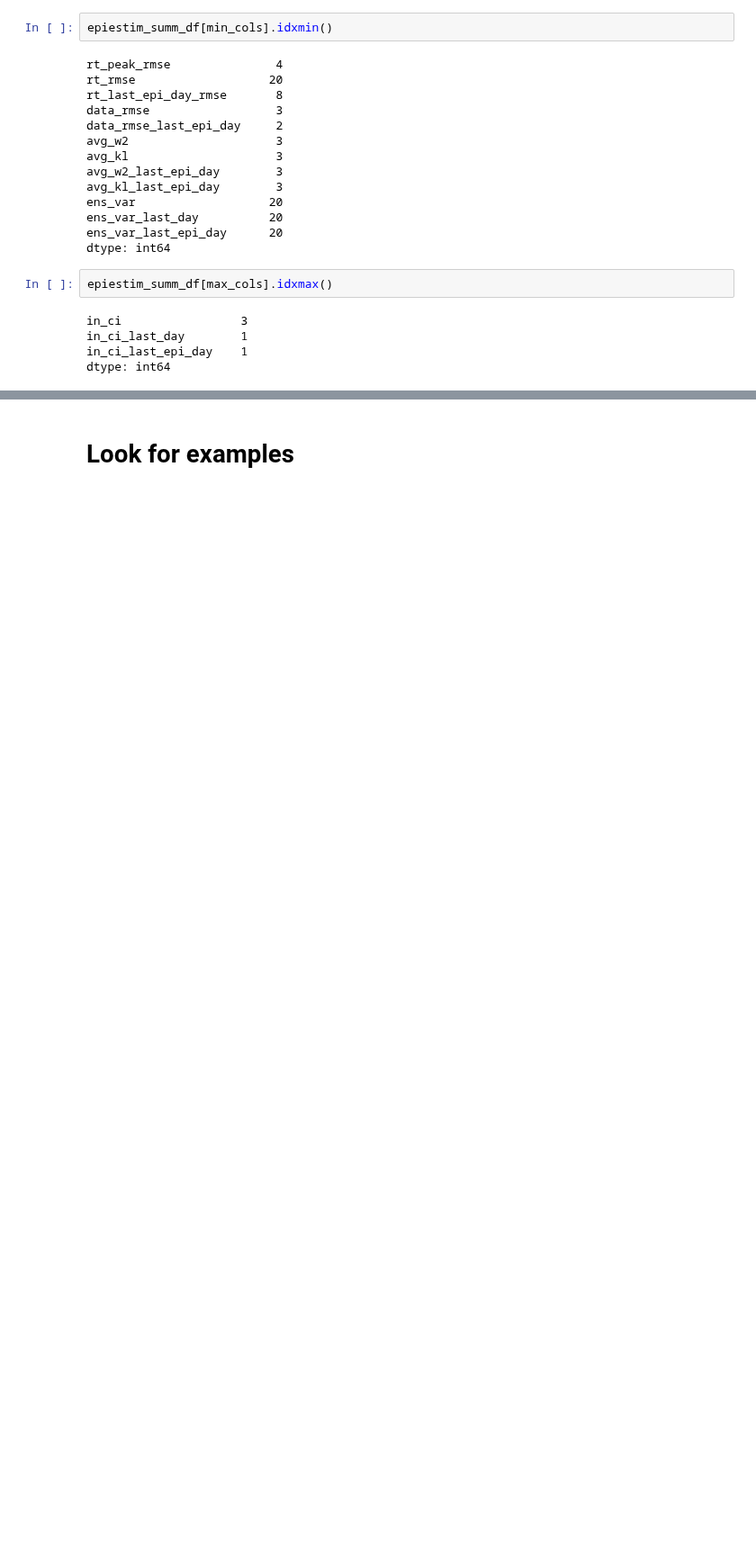
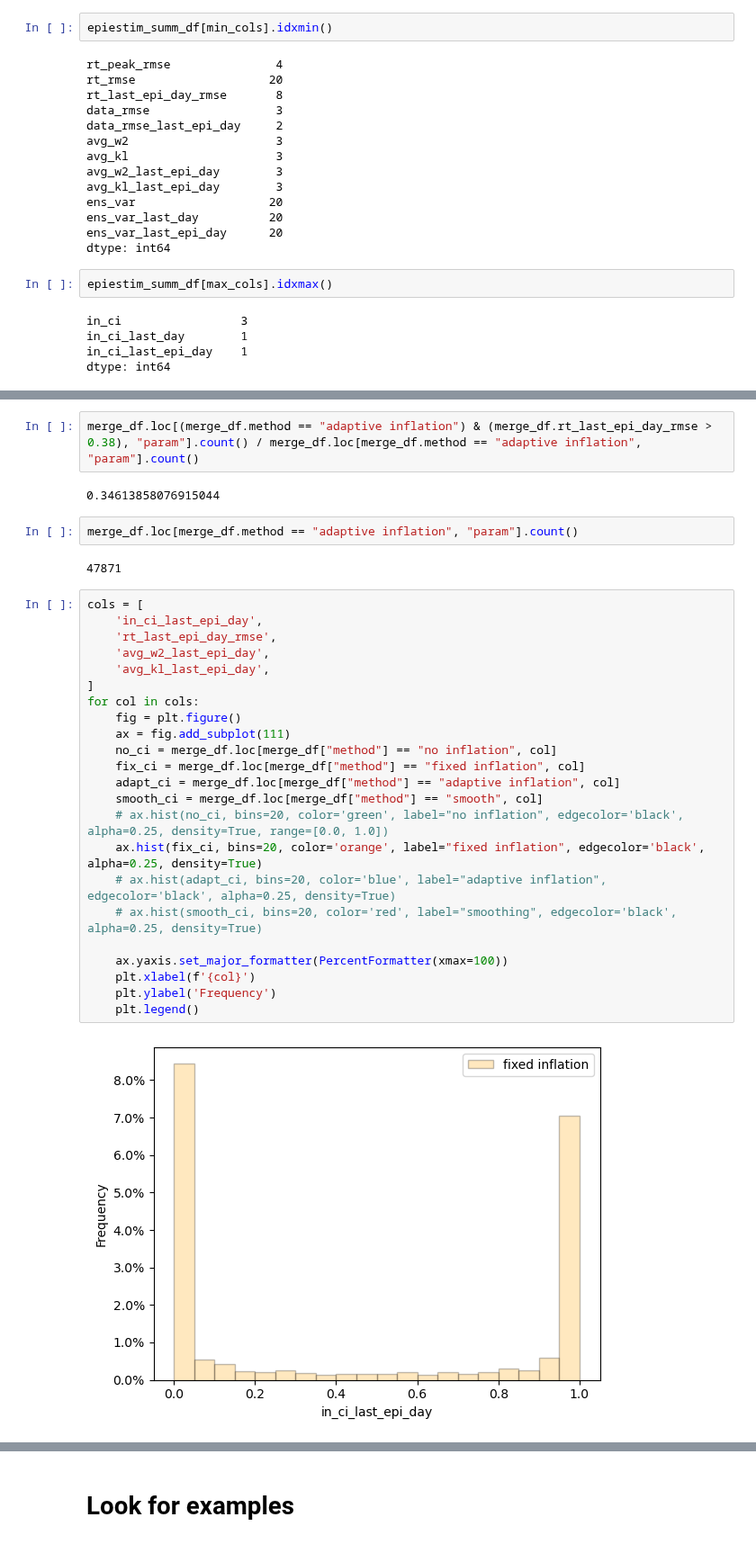
Before and after one commit to hwunrow/epykalman, a Jupyter notebook: src/epyfilter/c2b2/create_plots.ipynb, the cells around one changed output, grey strips where cells are left out. Shown at 90% size. Drawn from its saved outputs; the diff is of its cells as text; blank space fills up the shorter version.

```diff
--- a/src/epyfilter/c2b2/create_plots.ipynb
+++ b/src/epyfilter/c2b2/create_plots.ipynb
@@ -223,0 +241,33 @@ dtype: int64
+# %%
+merge_df.loc[(merge_df.method == "adaptive inflation") & (merge_df.rt_last_epi_day_rmse > 0.38), "param"].count() / merge_df.loc[merge_df.method == "adaptive inflation", "param"].count()
+# %% [output]
+0.34613858076915044
+# %%
+merge_df.loc[merge_df.method == "adaptive inflation", "param"].count()
+# %% [output]
+47871
+# %%
+cols = [
+    'in_ci_last_epi_day',
+    'rt_last_epi_day_rmse',
+    'avg_w2_last_epi_day',
+    'avg_kl_last_epi_day',
+]
+for col in cols:
+    fig = plt.figure()
+    ax = fig.add_subplot(111)
+    no_ci = merge_df.loc[merge_df["method"] == "no inflation", col]
+    fix_ci = merge_df.loc[merge_df["method"] == "fixed inflation", col]
+    adapt_ci = merge_df.loc[merge_df["method"] == "adaptive inflation", col]
+    smooth_ci = merge_df.loc[merge_df["method"] == "smooth", col]
+    # ax.hist(no_ci, bins=20, color='green', label="no inflation", edgecolor='black', alpha=0.25, density=True, range=[0.0, 1.0])
+    ax.hist(fix_ci, bins=20, color='orange', label="fixed inflation", edgecolor='black', alpha=0.25, density=True)
+    # ax.hist(adapt_ci, bins=20, color='blue', label="adaptive inflation", edgecolor='black', alpha=0.25, density=True)
+    # ax.hist(smooth_ci, bins=20, color='red', label="smoothing", edgecolor='black', alpha=0.25, density=True)
+
+    ax.yaxis.set_major_formatter(PercentFormatter(xmax=100))
+    plt.xlabel(f'{col}')
+    plt.ylabel('Frequency')
+    plt.legend()
+# %% [output]
+[figure, added]
```
Also changed, not shown: parts of 23 cells of this notebook, 1 other file.
